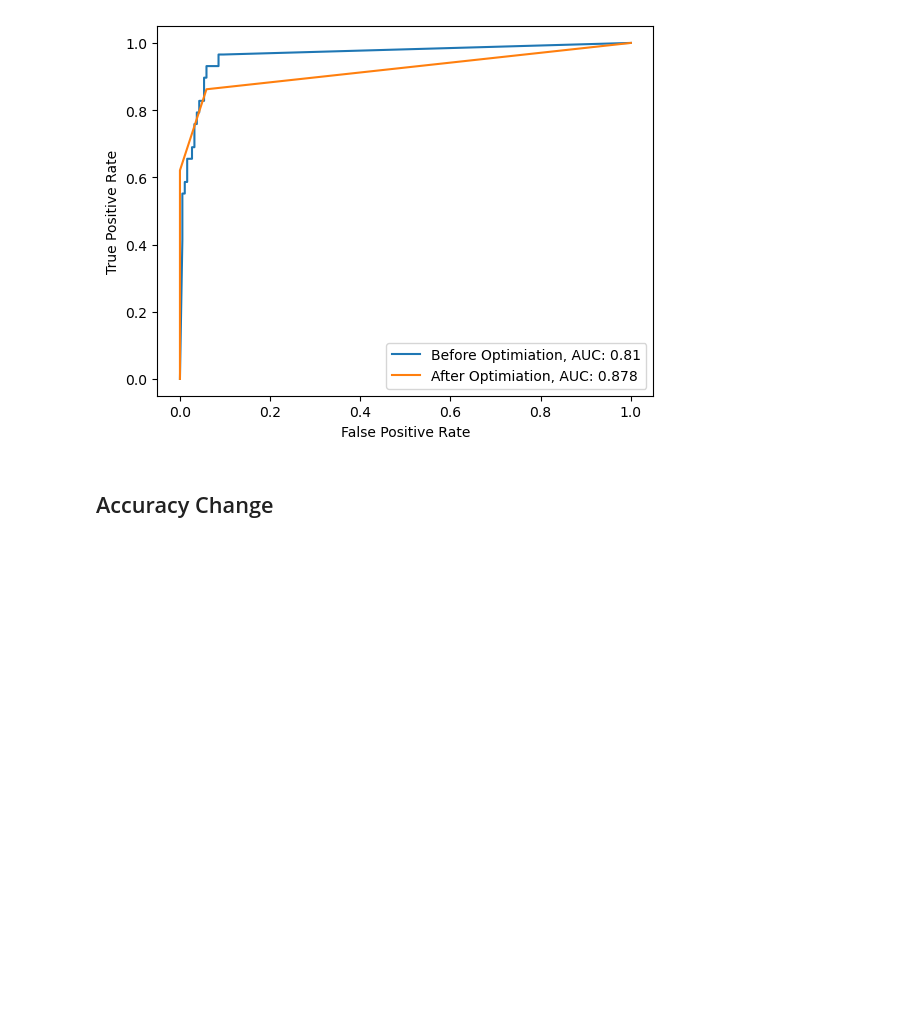
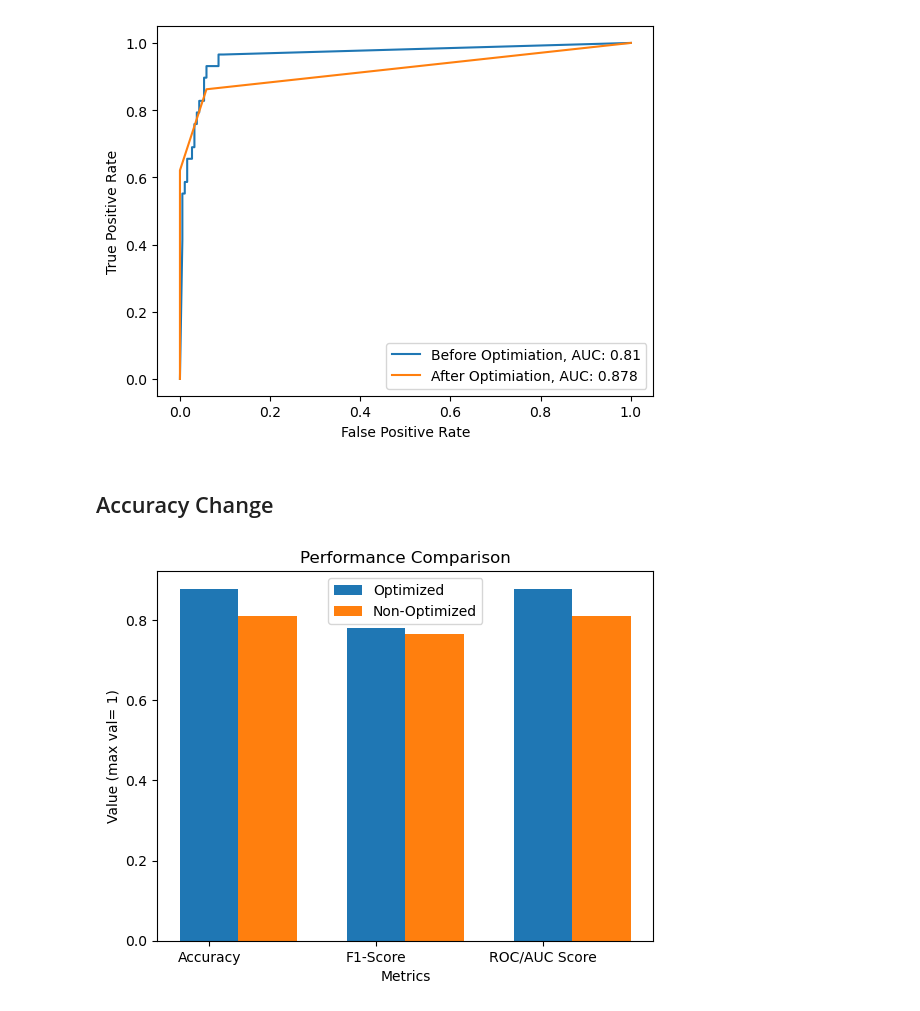
Before and after one commit to mahgob601/MachineLearning-Project, a Jupyter notebook: KNearestNeighbour.ipynb, the cells around one changed output. Drawn from its saved outputs; the diff is of its cells as text; code cells hidden in the pictures; blank space fills up the shorter version.

```diff
--- a/KNearestNeighbour.ipynb
+++ b/KNearestNeighbour.ipynb
@@ -192,3 +192,44 @@ plt.show()
 [figure]
 # %% [markdown]
 ## Accuracy Change
+# %%
+initACC =  metrics.roc_auc_score(y_test, y_pred2)
+finalACC = metrics.roc_auc_score(y_test, y_pred4)
+
+initF1 =  metrics.f1_score(y_test, y_pred2)
+finalF1 = metrics.f1_score(y_test, y_pred4)
+
+initROC = metrics.roc_auc_score(y_test, y_pred2)
+finalROC = metrics.roc_auc_score(y_test, y_pred4)
+
+data1 = np.array([finalACC, finalF1, finalROC])
+data2 = np.array([initACC,initF1, initROC])
+
+# Set the width of the bars
+bar_width = 0.35
+
+# Create a figure with a single subplot
+fig, ax = plt.subplots()
+
+# Plot the first set of bars
+ax.bar(np.arange(len(data1)), data1, bar_width, label='Optimized')
+
+# Plot the second set of bars
+ax.bar(np.arange(len(data2)) + bar_width, data2, bar_width, label='Non-Optimized')
+
+# Set the x-tick labels
+ax.set_xticks(np.arange(len(data1)))
+ax.set_xticklabels(['Accuracy', 'F1-Score', 'ROC/AUC Score'])
+
+# Add a legend
+ax.legend()
+
+# Set the axis labels and title
+ax.set_xlabel('Metrics')
+ax.set_ylabel('Value (max val= 1)')
+ax.set_title('Performance Comparison')
+
+# Show the plot
+plt.show()
+# %% [output]
+[figure, added]
```
